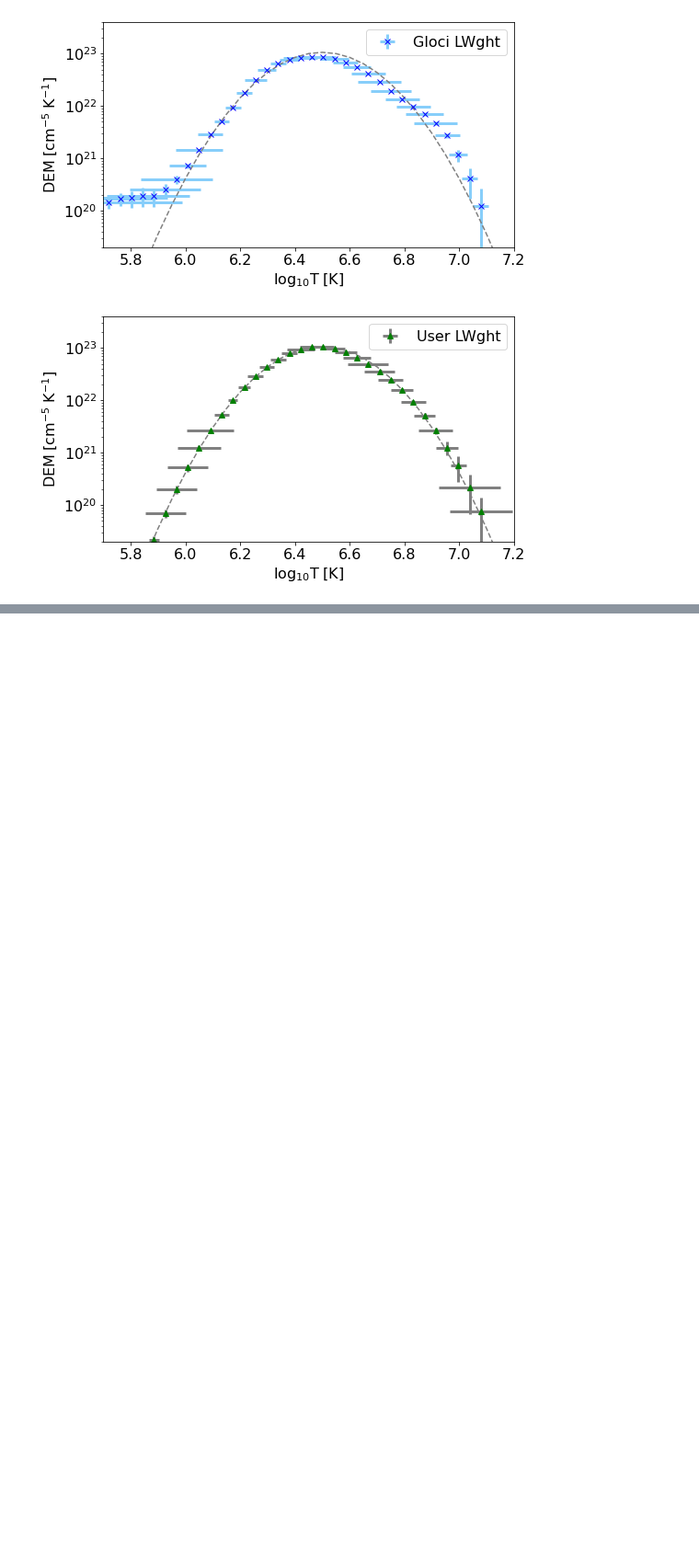
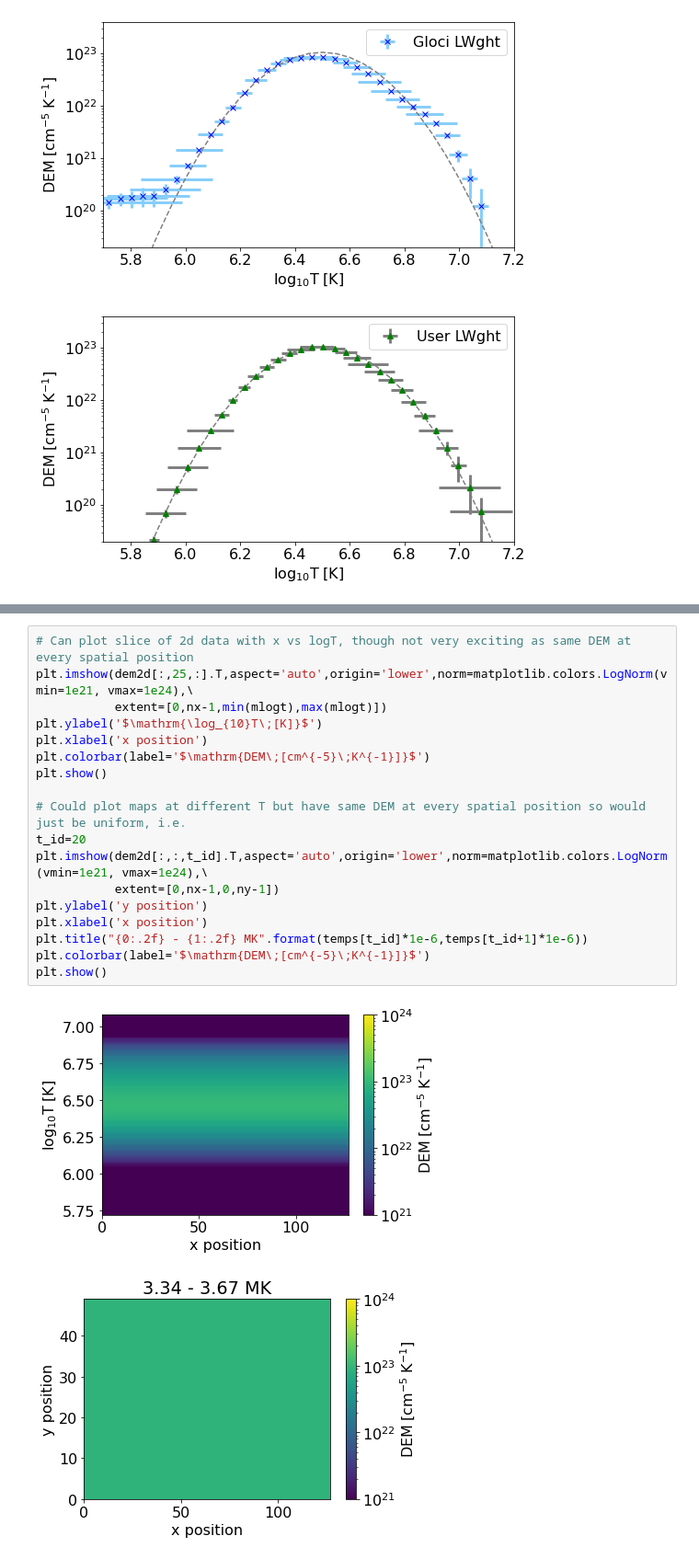
Before and after one commit to ianan/demreg, a Jupyter notebook: python/example_demregpy_aiasyn.ipynb, the cells around one changed output, grey strips where cells are left out. Shown at 92% size. Saved outputs shown, nothing was run; the diff lists cells and outputs as text; blank space fills up the shorter version.

```diff
--- a/python/example_demregpy_aiasyn.ipynb
+++ b/python/example_demregpy_aiasyn.ipynb
@@ -231,0 +247,21 @@ chisq:  2.623419390223645
+# %%
+# Can plot slice of 2d data with x vs logT, though not very exciting as same DEM at every spatial position
+plt.imshow(dem2d[:,25,:].T,aspect='auto',origin='lower',norm=matplotlib.colors.LogNorm(vmin=1e21, vmax=1e24),\
+           extent=[0,nx-1,min(mlogt),max(mlogt)])
+plt.ylabel('$\mathrm{\log_{10}T\;[K]}$')
+plt.xlabel('x position')
+plt.colorbar(label='$\mathrm{DEM\;[cm^{-5}\;K^{-1}]}$')
+plt.show()
+
+# Could plot maps at different T but have same DEM at every spatial position so would just be uniform, i.e.
+t_id=20
+plt.imshow(dem2d[:,:,t_id].T,aspect='auto',origin='lower',norm=matplotlib.colors.LogNorm(vmin=1e21, vmax=1e24),\
+           extent=[0,nx-1,0,ny-1])
+plt.ylabel('y position')
+plt.xlabel('x position')
+plt.title("{0:.2f} - {1:.2f} MK".format(temps[t_id]*1e-6,temps[t_id+1]*1e-6))
+plt.colorbar(label='$\mathrm{DEM\;[cm^{-5}\;K^{-1}]}$')
+plt.show()
+# %% [output]
+[figure, added]
+[figure, added]
```
Also changed, not shown: parts of 4 cells of this notebook.
